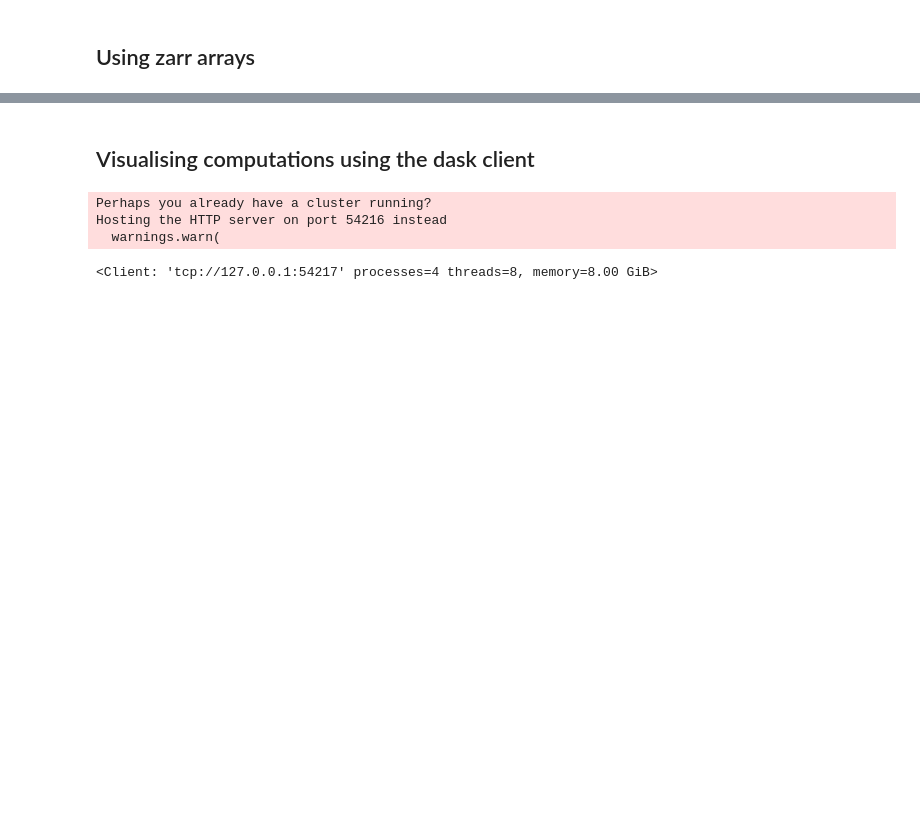
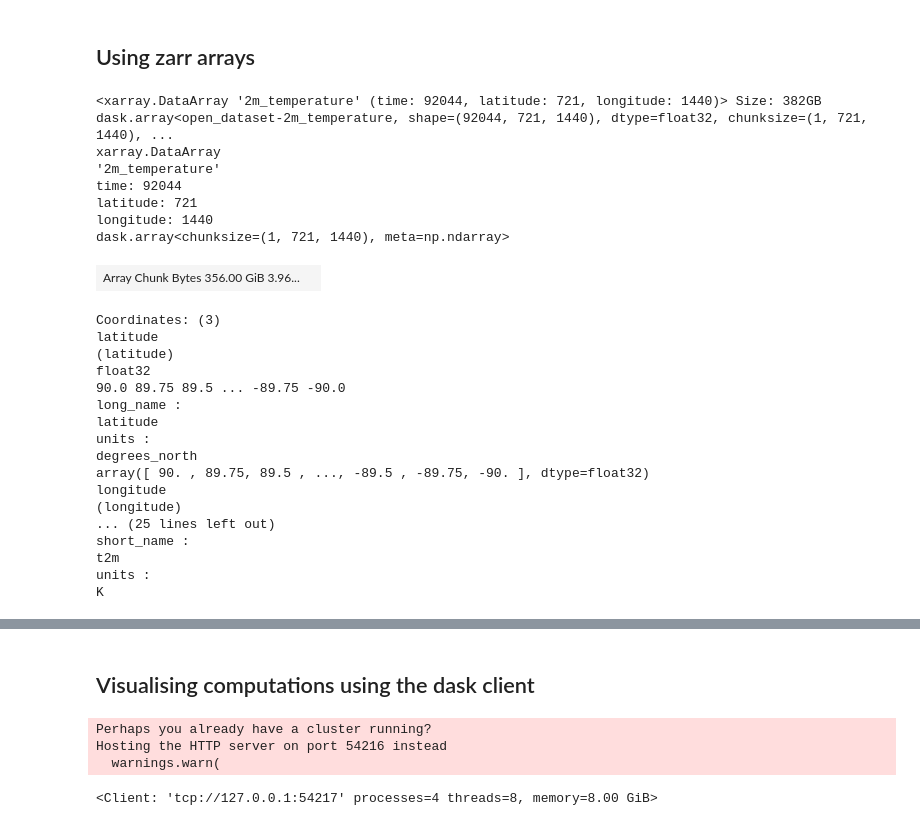
Before and after one commit to bobbyantonio/iecdt_environmental_data_analysis, a Jupyter notebook: course_notebooks/big_data/dask_and_zarr.ipynb, the cells around one changed output, grey strips where cells are left out. Drawn from its saved outputs; the diff is of its cells as text; code cells hidden in the pictures; blank space fills up the shorter version.

Commit message:
Cleaned up big data notebook

```diff
--- a/course_notebooks/big_data/dask_and_zarr.ipynb
+++ b/course_notebooks/big_data/dask_and_zarr.ipynb
@@ -277,3 +263,32 @@ mutifile_dataset = xr.open_mfdataset(relevant_fps,
 # xarray has a handy function for arrays stored in zarr format (NOTE: this only works for zarr data that has been saved in a particular format)
 # e.g. we can load ERA5 data from weatherbench
 ds = xr.open_zarr(WEATHERBENCH_BUCKET)
+# %%
+# The result is a dataset where data is stored as dask arrays
+ds['2m_temperature']
+# %% [output]
+<xarray.DataArray '2m_temperature' (time: 92044, latitude: 721, longitude: 1440)> Size: 382GB dask.array<open_dataset-2m_temperature, shape=(92044, 721, 1440), dtype=float32, chunksize=(1, 721, 1440), ...
+xarray.DataArray
+'2m_temperature'
+time: 92044
+latitude: 721
+longitude: 1440
+dask.array<chunksize=(1, 721, 1440), meta=np.ndarray>
+| Array Chunk Bytes 356.00 GiB 3.96... |  |
+Coordinates: (3)
+latitude
+(latitude)
+float32
+90.0 89.75 89.5 ... -89.75 -90.0
+long_name :
+latitude
+units :
+degrees_north
+array([ 90. , 89.75, 89.5 , ..., -89.5 , -89.75, -90. ], dtype=float32)
+longitude
+(longitude)
+... (25 lines left out)
+short_name :
+t2m
+units :
+K
```
Also changed, not shown: parts of 15 cells of this notebook.
